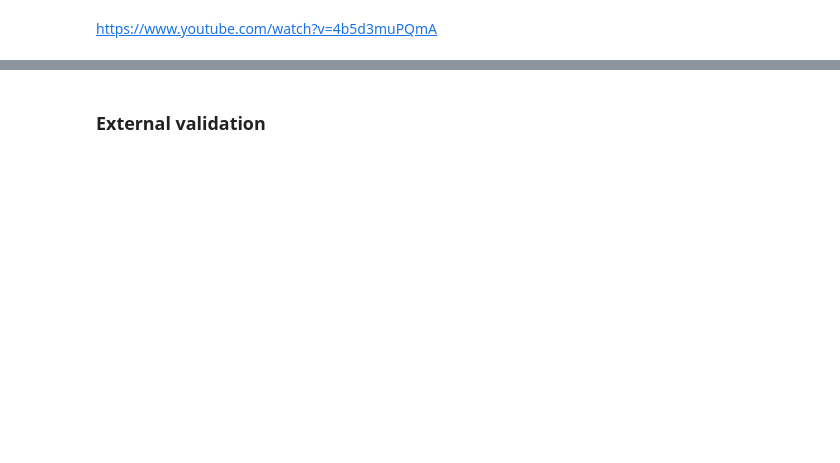
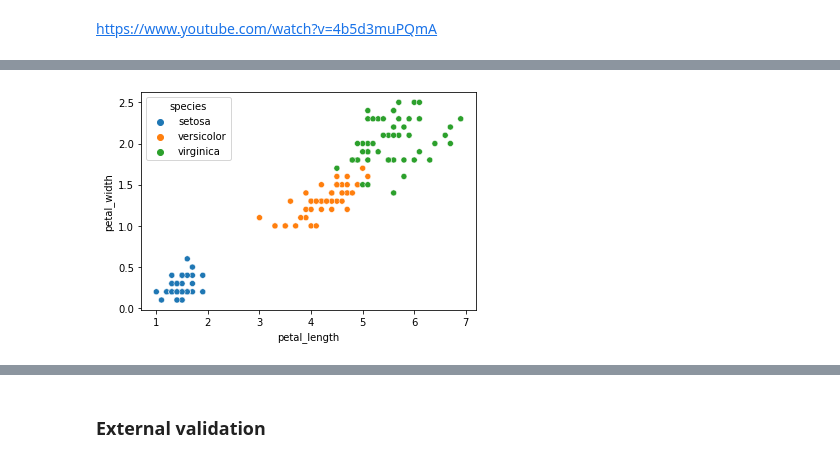
Before and after one commit to chang99729/py34sa3l2, a Jupyter notebook: Lecture 07/clustering.ipynb, the cells around one changed output, grey strips where cells are left out. Cells and saved outputs as stored; diff of their text form; code cells hidden in the pictures; blank space fills up the shorter version.

```diff
--- a/Lecture 07/clustering.ipynb
+++ b/Lecture 07/clustering.ipynb
@@ -2,0 +8,3 @@
+# %%
+iris = sns.load_dataset('iris')
+iris.head()
@@ -19,0 +37,8 @@ https://www.youtube.com/watch?v=4b5d3muPQmA
+# %%
+sns.scatterplot(data=iris,
+               x='petal_length',
+               y='petal_width',
+               hue='species')
+plt.show()
+# %% [output]
+[figure, added]
```
Also changed, not shown: parts of 13 cells of this notebook.
